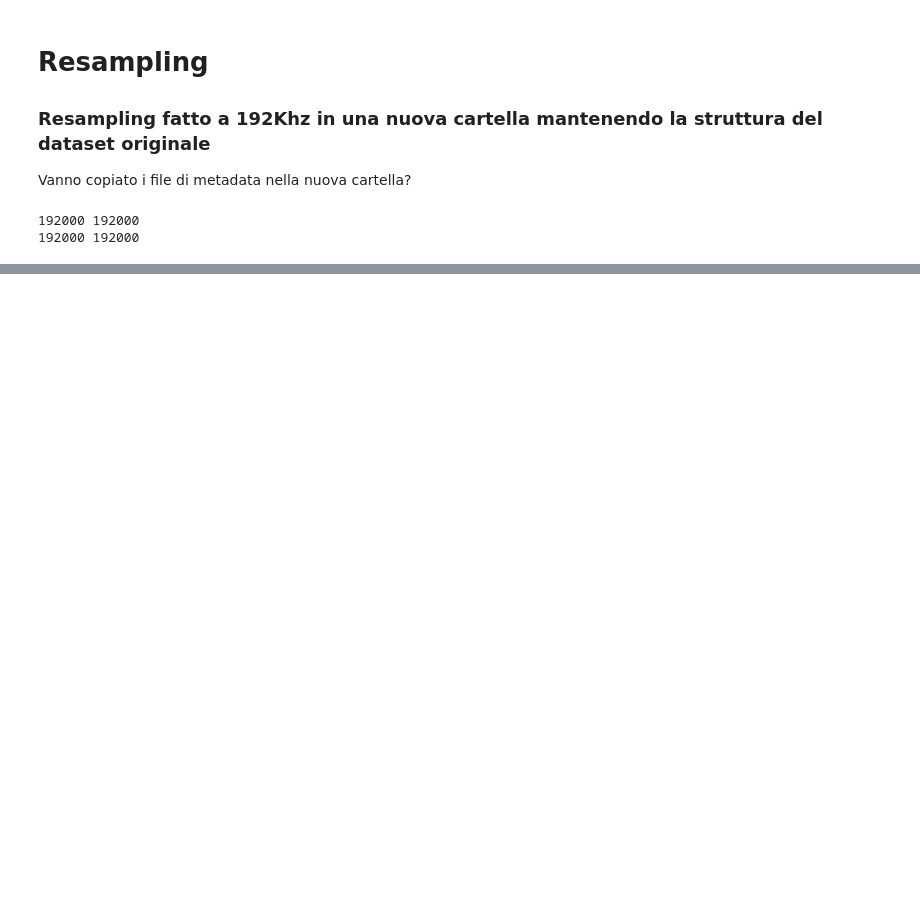
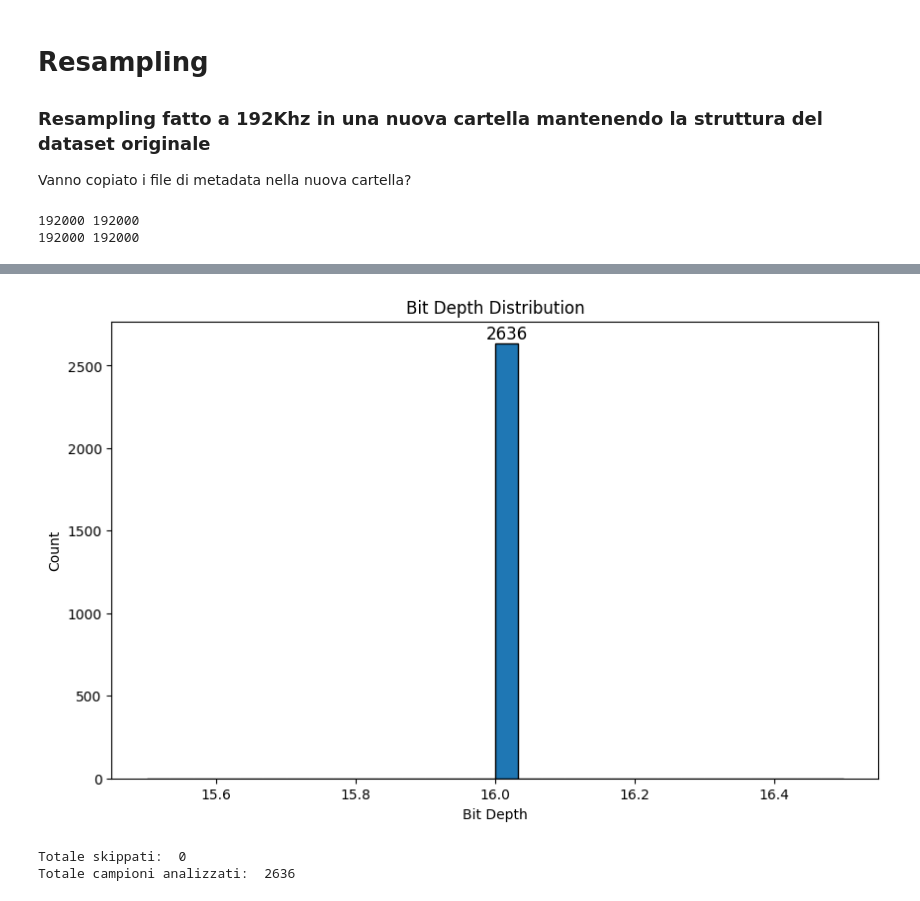
Before and after one commit to frenkmadda/UnderwaterSoundsClassification, a Jupyter notebook: preprocessing.ipynb, the cells around one changed output, grey strips where cells are left out. Cells and saved outputs as stored; diff of their text form; code cells hidden in the pictures; blank space fills up the shorter version.

```diff
--- a/preprocessing.ipynb
+++ b/preprocessing.ipynb
@@ -63,0 +72,54 @@ print(min, max)
+# %%
+import soundfile as sf
+import matplotlib.pyplot as plt
+
+import wave
+import matplotlib.pyplot as plt
+
+
+def analyze_and_plot_bit_depth(audio_files):
+    bit_depths = []
+    countskipped= 0
+    totalChampions = 0
+    for file in audio_files:
+        if file.lower().endswith('.mp3'):  # Ignora i file .mp3
+            continue
+        try:
+            with wave.open(file, 'rb') as wf:
+                bit_depth = wf.getsampwidth() * 8  # Convert sample width to bit depth
+                bit_depths.append(bit_depth)
+                totalChampions = totalChampions + 1
+        except:
+            print(f"Could not process file {file}")
+            countskipped = countskipped + 1
+            continue
+
+    # Crea un plot a barre della distribuzione delle bit depth
+    plt.figure(figsize=(10, 6))
+    counts, bins, patches = plt.hist(bit_depths, bins=30, edgecolor='black')
+    plt.xlabel('Bit Depth')
+    plt.ylabel('Count')
+    plt.title('Bit Depth Distribution')
+
+    # Aggiungi il numero di campioni per ogni classe
+    bin_width = bins[1] - bins[0]  # Calculate the bin width
+
+    for count, bin, patch in zip(counts, bins, patches):
+        height = patch.get_height()
+        if count > 0:
+            plt.text(bin + bin_width/2, height * 1.01, str(int(count)), fontsize=12, ha='center')
+
+    plt.show()
+
+    #Stampa dei campioni
+    print("Totale skippati: ",countskipped)
+    print("Totale campioni analizzati: ", totalChampions)
+
+
+# Utilizzo della funzione
+audio_files = utils.get_audio_files('resampled/df_paths.csv')
+analyze_and_plot_bit_depth(audio_files)
+# %% [output]
+[figure, added]
+Totale skippati:  0
+Totale campioni analizzati:  2636
```
Also changed, not shown: parts of 1 cell of this notebook.
